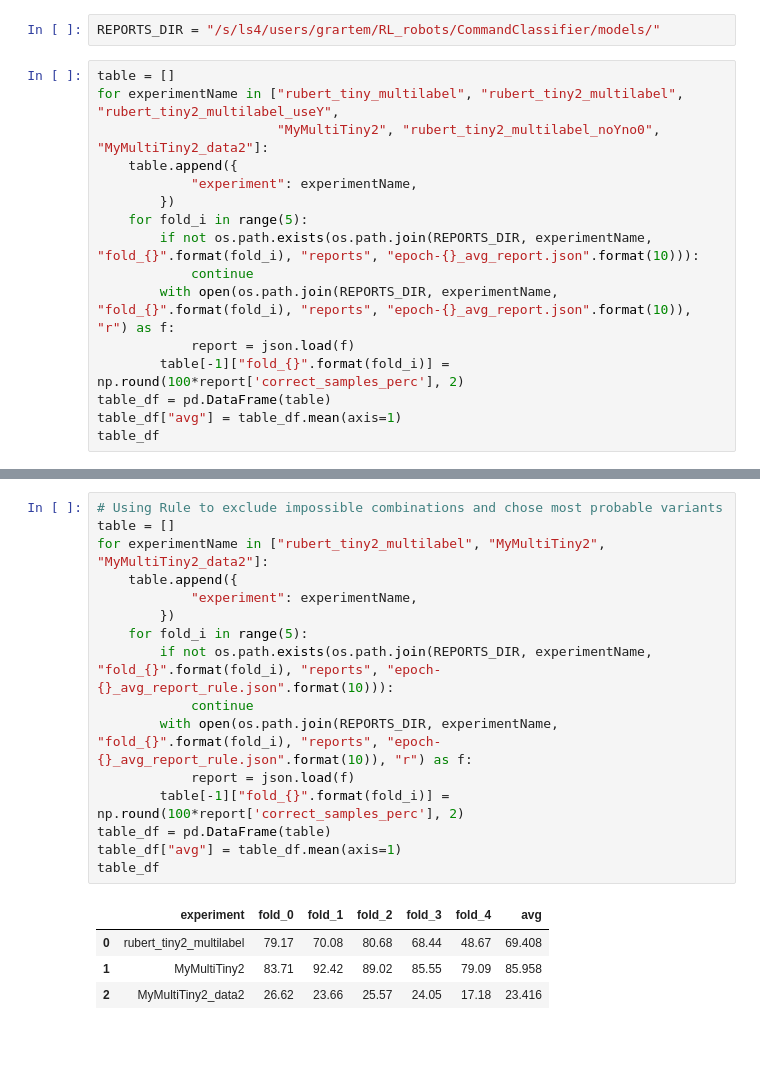
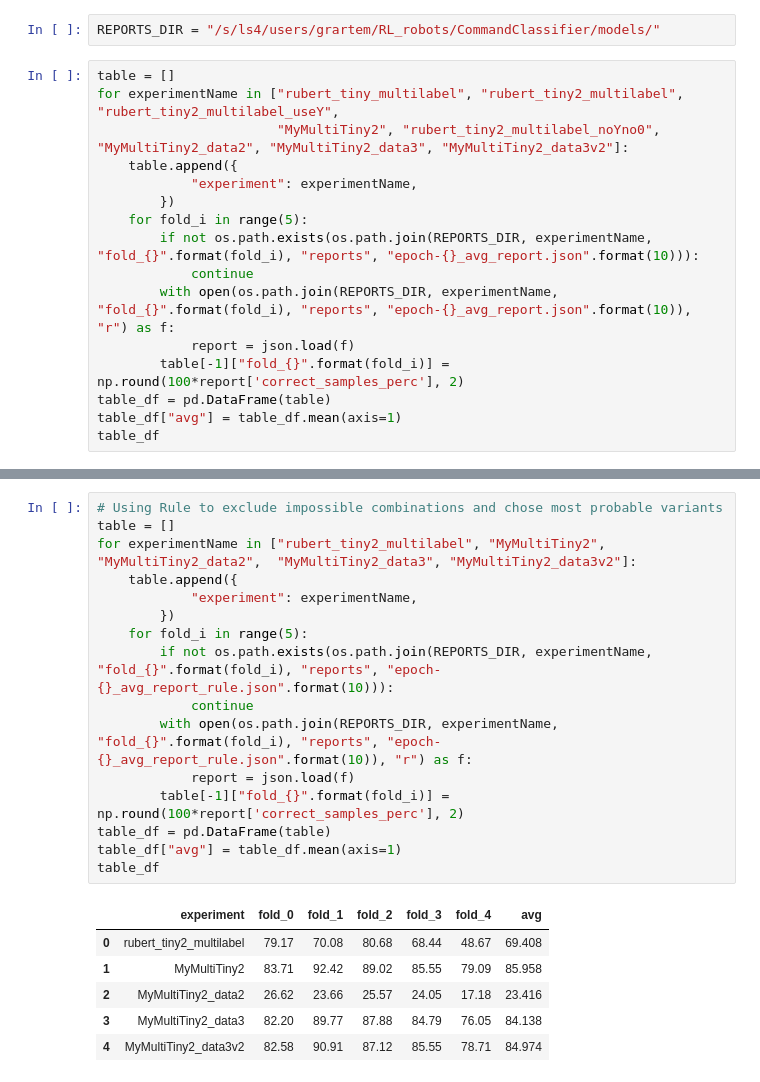
Before and after one commit to gilmoright/CommandClassifier, a Jupyter notebook: Notebooks/Reports/Compare_percend_of_right_example.ipynb, the cells around one changed output, grey strips where cells are left out. Drawn from its saved outputs; the diff is of its cells as text; blank space fills up the shorter version.

```diff
--- a/Notebooks/Reports/Compare_percend_of_right_example.ipynb
+++ b/Notebooks/Reports/Compare_percend_of_right_example.ipynb
@@ -10,7 +10,7 @@ REPORTS_DIR = "/s/ls4/users/grartem/RL_robots/CommandClassifier/models/"
 # %%
 table = []
 for experimentName in ["rubert_tiny_multilabel", "rubert_tiny2_multilabel", "rubert_tiny2_multilabel_useY",
-                       "MyMultiTiny2", "rubert_tiny2_multilabel_noYno0", "MyMultiTiny2_data2"]:
+                       "MyMultiTiny2", "rubert_tiny2_multilabel_noYno0", "MyMultiTiny2_data2", "MyMultiTiny2_data3", "MyMultiTiny2_data3v2"]:
     table.append({
             "experiment": experimentName,
         })
@@ -58,21 +62,23 @@ table_df
 # %%
 # Using Rule to exclude impossible combinations and chose most probable variants
 table = []
-for experimentName in ["rubert_tiny2_multilabel", "MyMultiTiny2", "MyMultiTiny2_data2"]:
+for experimentName in ["rubert_tiny2_multilabel", "MyMultiTiny2", "MyMultiTiny2_data2",  "MyMultiTiny2_data3", "MyMultiTiny2_data3v2"]:
     table.append({
             "experiment": experimentName,
         })
     for fold_i in range(5):
         if not os.path.exists(os.path.join(REPORTS_DIR, experimentName, "fold_{}".format(fold_i), "reports", "epoch-{}_avg_report_rule.json".format(10))):
             continue
         with open(os.path.join(REPORTS_DIR, experimentName, "fold_{}".format(fold_i), "reports", "epoch-{}_avg_report_rule.json".format(10)), "r") as f:
             report = json.load(f)
         table[-1]["fold_{}".format(fold_i)] = np.round(100*report['correct_samples_perc'], 2)
 table_df = pd.DataFrame(table)
 table_df["avg"] = table_df.mean(axis=1)
 table_df
 # %% [output]
 |  | experiment | fold_0 | fold_1 | fold_2 | fold_3 | fold_4 | avg |
 | 0 | rubert_tiny2_multilabel | 79.17 | 70.08 | 80.68 | 68.44 | 48.67 | 69.408 |
 | 1 | MyMultiTiny2 | 83.71 | 92.42 | 89.02 | 85.55 | 79.09 | 85.958 |
 | 2 | MyMultiTiny2_data2 | 26.62 | 23.66 | 25.57 | 24.05 | 17.18 | 23.416 |
+| 3 | MyMultiTiny2_data3 | 82.20 | 89.77 | 87.88 | 84.79 | 76.05 | 84.138 |
+| 4 | MyMultiTiny2_data3v2 | 82.58 | 90.91 | 87.12 | 85.55 | 78.71 | 84.974 |
```
Also changed, not shown: parts of 3 cells of this notebook, 8 other files.
